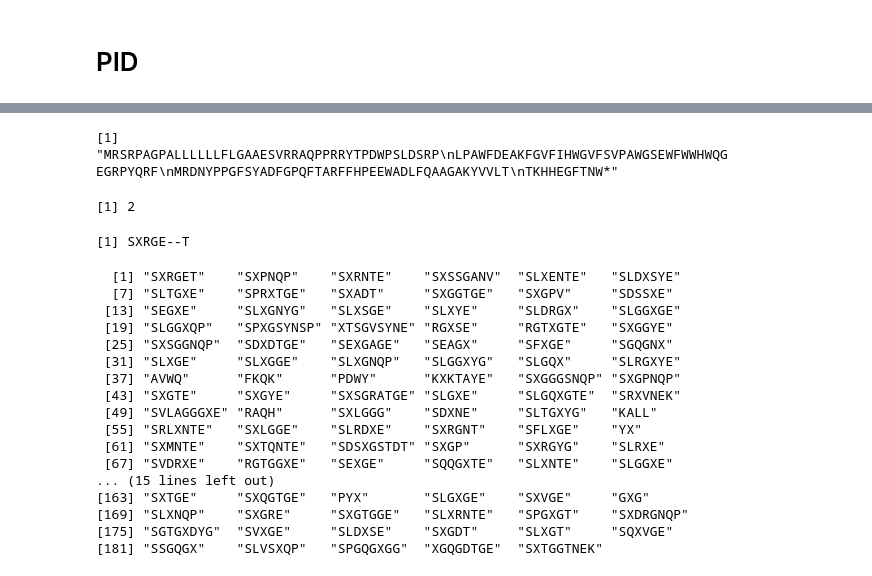
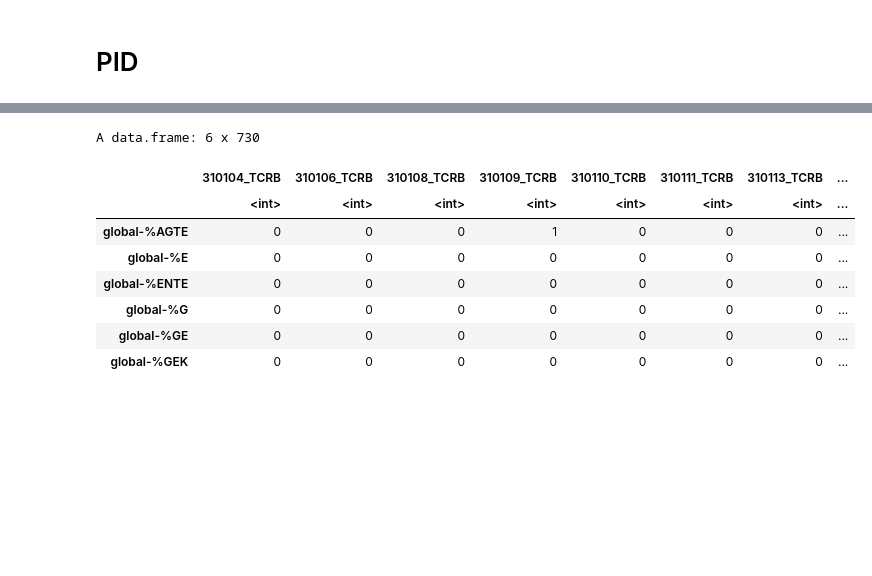
Before and after one commit to pughlab/ped_CapTCRseq, a Jupyter notebook: notebooks/15_gliph_diff_abundance.ipynb, the cells around one changed output, grey strips where cells are left out. Saved outputs shown, nothing was run; the diff lists cells and outputs as text; code cells hidden in the pictures; blank space fills up the shorter version.

```diff
--- a/notebooks/15_gliph_diff_abundance.ipynb
+++ b/notebooks/15_gliph_diff_abundance.ipynb
@@ -284,35 +360,15 @@ A data.frame: 2 x 2
-# %%
-ProtDF[D[2,1],2]
-# %% [output]
-[1] "MRSRPAGPALLLLLLFLGAAESVRRAQPPRRYTPDWPSLDSRP\nLPAWFDEAKFGVFIHWGVFSVPAWGSEWFWWHWQGEGRPYQRF\nMRDNYPPGFSYADFGPQFTARFFHPEEWADLFQAAGAKYVVLT\nTKHHEGFTNW*"
-# %%
-D[2,1]
-# %% [output]
-[1] 2
-# %%
-alm@pattern
-# %% [output]
-[1] SXRGE--T
-# %%
-mygroups
-# %% [output]
-  [1] "SXRGET"    "SXPNQP"    "SXRNTE"    "SXSSGANV"  "SLXENTE"   "SLDXSYE"
-  [7] "SLTGXE"    "SPRXTGE"   "SXADT"     "SXGGTGE"   "SXGPV"     "SDSSXE"
- [13] "SEGXE"     "SLXGNYG"   "SLXSGE"    "SLXYE"     "SLDRGX"    "SLGGXGE"
- [19] "SLGGXQP"   "SPXGSYNSP" "XTSGVSYNE" "RGXSE"     "RGTXGTE"   "SXGGYE"
- [25] "SXSGGNQP"  "SDXDTGE"   "SEXGAGE"   "SEAGX"     "SFXGE"     "SGQGNX"
- [31] "SLXGE"     "SLXGGE"    "SLXGNQP"   "SLGGXYG"   "SLGQX"     "SLRGXYE"
- [37] "AVWQ"      "FKQK"      "PDWY"      "KXKTAYE"   "SXGGGSNQP" "SXGPNQP"
- [43] "SXGTE"     "SXGYE"     "SXSGRATGE" "SLGXE"     "SLGQXGTE"  "SRXVNEK"
- [49] "SVLAGGGXE" "RAQH"      "SXLGGG"    "SDXNE"     "SLTGXYG"   "KALL"
- [55] "SRLXNTE"   "SXLGGE"    "SLRDXE"    "SXRGNT"    "SFLXGE"    "YX"
- [61] "SXMNTE"    "SXTQNTE"   "SDSXGSTDT" "SXGP"      "SXRGYG"    "SLRXE"
- [67] "SVDRXE"    "RGTGGXE"   "SEXGE"     "SQQGXTE"   "SLXNTE"    "SLGGXE"
-... (15 lines left out)
-[163] "SXTGE"     "SXQGTGE"   "PYX"       "SLGXGE"    "SXVGE"     "GXG"
-[169] "SLXNQP"    "SXGRE"     "SXGTGGE"   "SLXRNTE"   "SPGXGT"    "SXDRGNQP"
-[175] "SGTGXDYG"  "SVXGE"     "SLDXSE"    "SXGDT"     "SLXGT"     "SQXVGE"
-[181] "SSGQGX"    "SLVSXQP"   "SPGQGXGG"  "XGQGDTGE"  "SXTGGTNEK"
+# %%
+head(onetest)
+# %% [output]
+A data.frame: 6 x 730
+|  | 310104_TCRB | 310106_TCRB | 310108_TCRB | 310109_TCRB | 310110_TCRB | 310111_TCRB | 310113_TCRB | ... |
+|  | <int> | <int> | <int> | <int> | <int> | <int> | <int> | ... |
+| global-%AGTE | 0 | 0 | 0 | 1 | 0 | 0 | 0 | ... |
+| global-%E | 0 | 0 | 0 | 0 | 0 | 0 | 0 | ... |
+| global-%ENTE | 0 | 0 | 0 | 0 | 0 | 0 | 0 | ... |
+| global-%G | 0 | 0 | 0 | 0 | 0 | 0 | 0 | ... |
+| global-%GE | 0 | 0 | 0 | 0 | 0 | 0 | 0 | ... |
+| global-%GEK | 0 | 0 | 0 | 0 | 0 | 0 | 0 | ... |
 # %%
 volcano.fx <- function(resdf, fc, padj, ttl){
 
```
Also changed, not shown: parts of 40 cells of this notebook, 1 other file.
